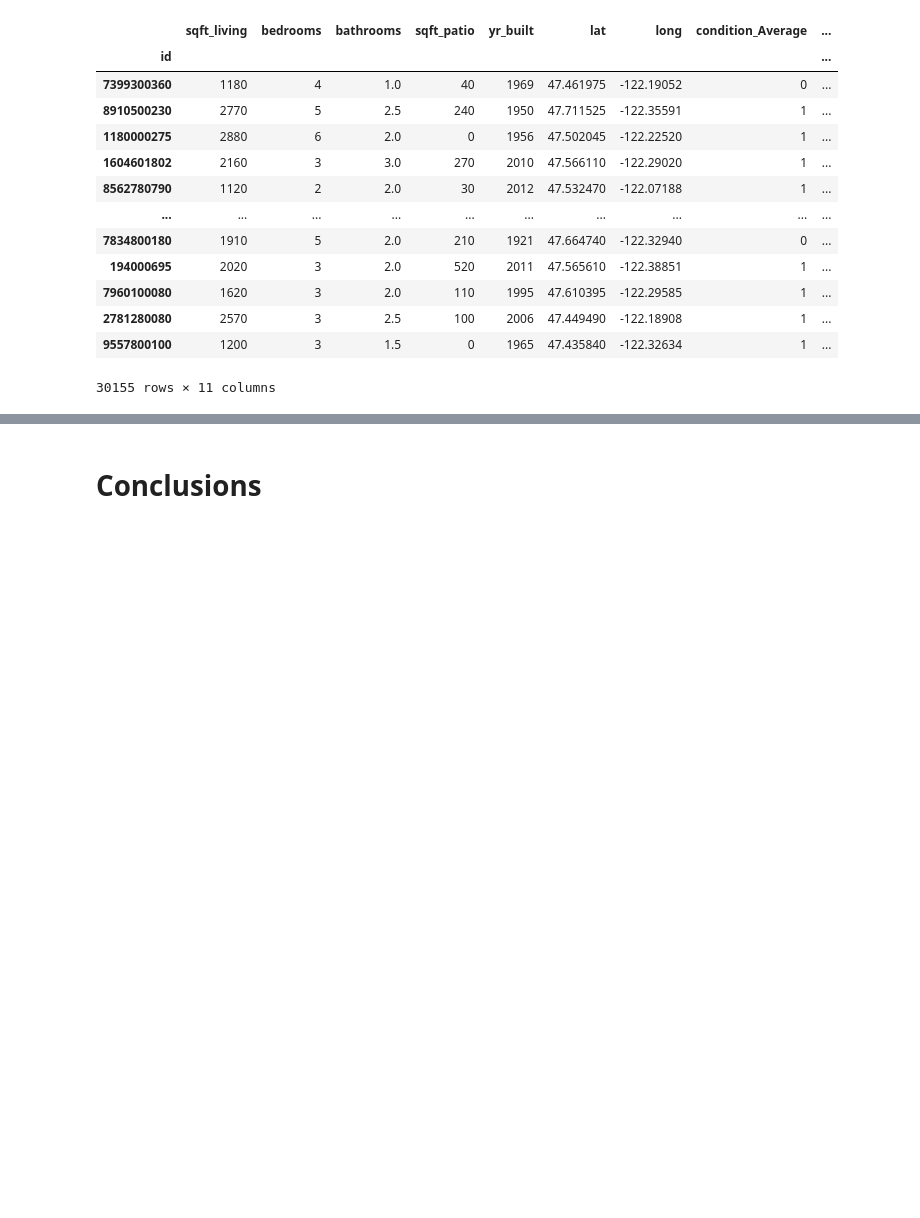
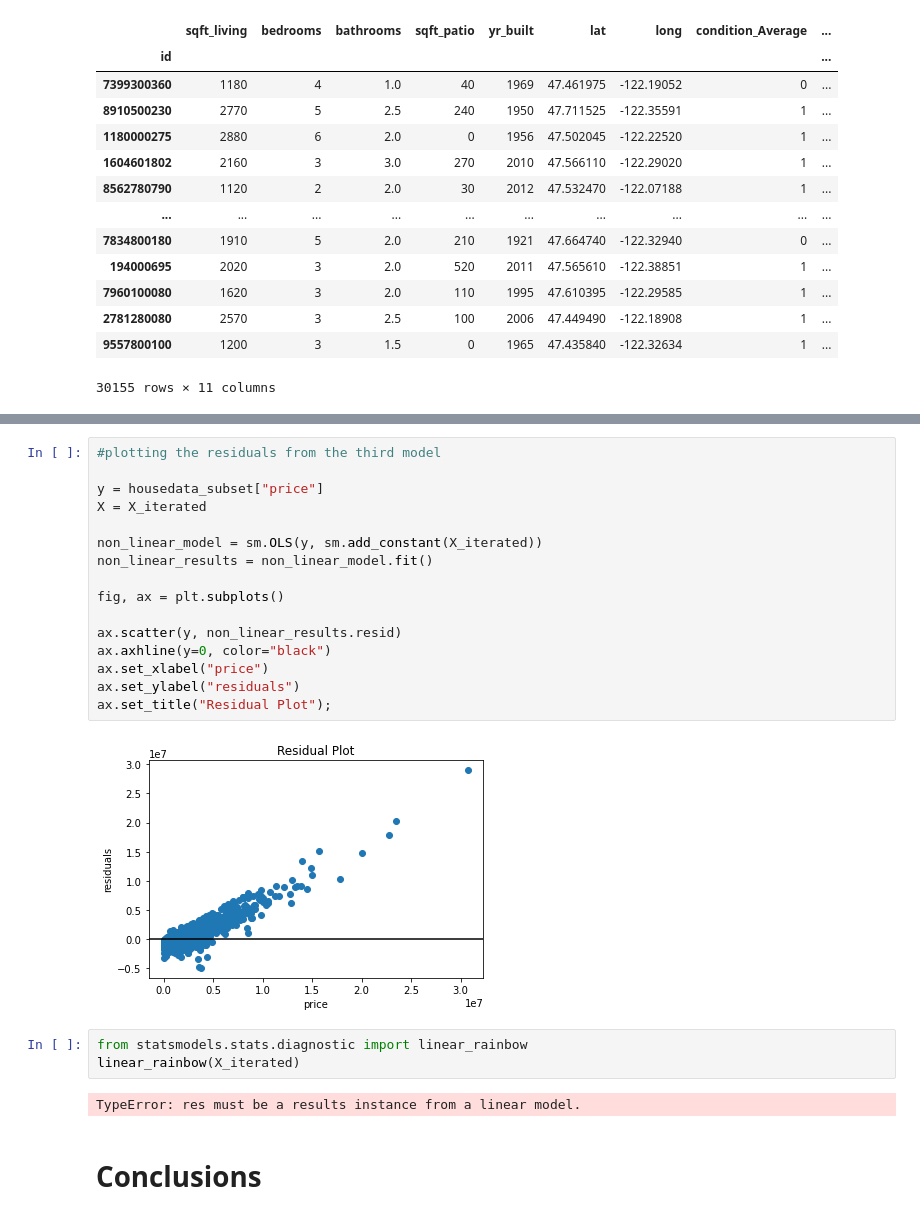
Before and after one commit to lpb3393/Home_Renovations, a Jupyter notebook: Home Renovations.ipynb, the cells around one changed output, grey strips where cells are left out. Cells and saved outputs as stored; diff of their text form; blank space fills up the shorter version.

```diff
--- a/Home Renovations.ipynb
+++ b/Home Renovations.ipynb
@@ -335,3 +374,26 @@ strong multicollinearity or other numerical problems.
+# %%
+#plotting the residuals from the third model
+
+y = housedata_subset["price"]
+X = X_iterated
+
+non_linear_model = sm.OLS(y, sm.add_constant(X_iterated))
+non_linear_results = non_linear_model.fit()
+
+fig, ax = plt.subplots()
+
+ax.scatter(y, non_linear_results.resid)
+ax.axhline(y=0, color="black")
+ax.set_xlabel("price")
+ax.set_ylabel("residuals")
+ax.set_title("Residual Plot");
+# %% [output]
+[figure, added]
+# %%
+from statsmodels.stats.diagnostic import linear_rainbow
+linear_rainbow(X_iterated)
+# %% [output]
+TypeError: res must be a results instance from a linear model.
 # %% [markdown]
 # Conclusions
 # %% [markdown]
```
Also changed, not shown: parts of 17 cells of this notebook.
